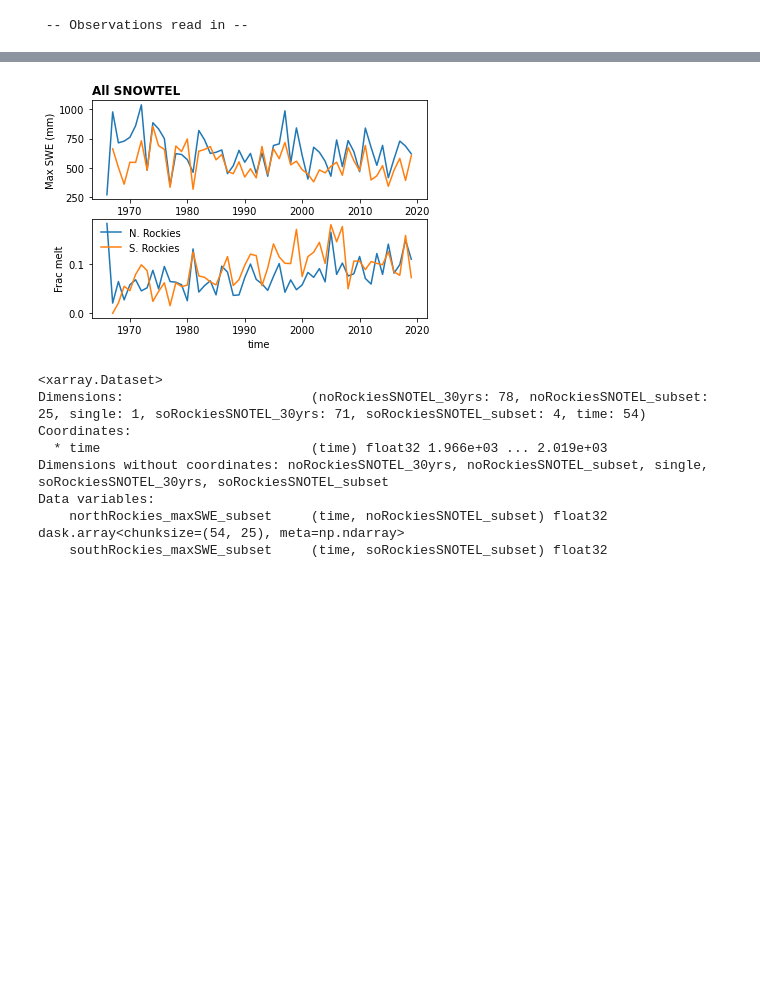
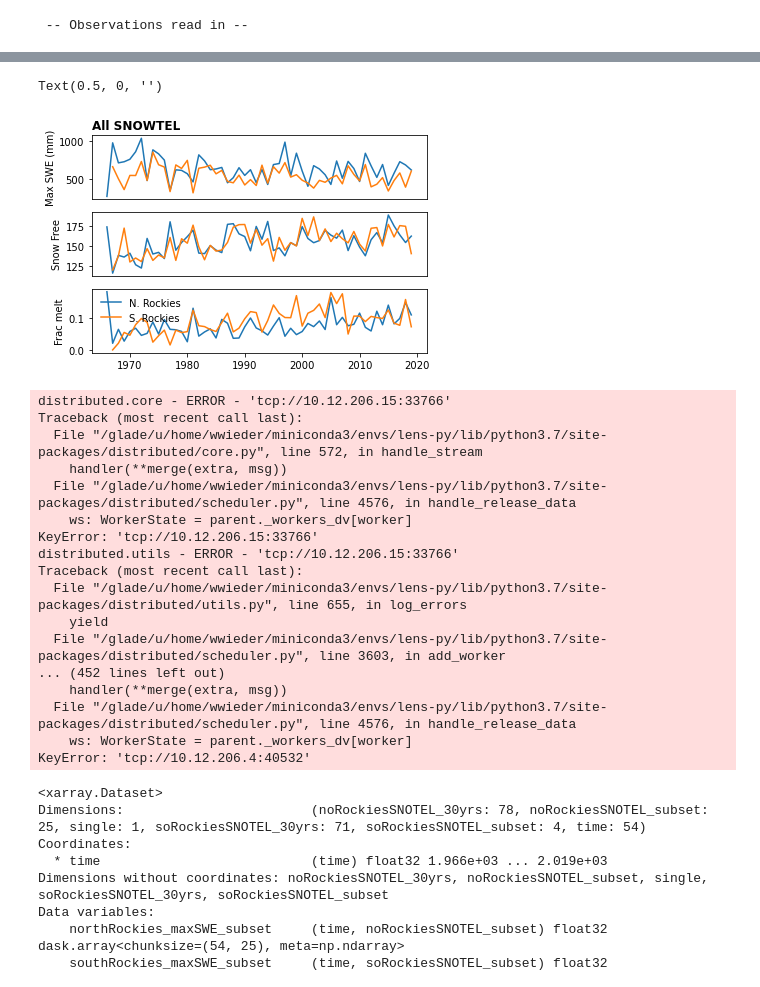
Before and after one commit to wwieder/cesm-lens, a Jupyter notebook: notebooks/lens2_SnowMelt.ipynb, the cells around one changed output, grey strips where cells are left out. Drawn from its saved outputs; the diff is of its cells as text; code cells hidden in the pictures; blank space fills up the shorter version.

```diff
--- a/notebooks/lens2_SnowMelt.ipynb
+++ b/notebooks/lens2_SnowMelt.ipynb
@@ -511,17 +520,46 @@ plt.legend(['N. Rockies','S. Rockies'],frameon=False) ;
 # %%
 plt.figure(1)
-plt.subplot(211)
+plt.subplot(311)
 obsIN.northRockies_maxSWE_30yrs.mean('noRockiesSNOTEL_30yrs').plot(x='time')
 obsIN.southRockies_maxSWE_30yrs.mean('soRockiesSNOTEL_30yrs').plot(x='time')
 plt.title('All SNOWTEL',loc='left', fontsize='large', fontweight='bold')
 plt.ylabel('Max SWE (mm)')
-plt.subplot(212)
+plt.xlabel(None)
+plt.xticks([])
+
+plt.subplot(312)
+obsIN.northRockies_snowFree_30yrs.mean('noRockiesSNOTEL_30yrs').plot(x='time')
+obsIN.southRockies_snowFree_30yrs.mean('soRockiesSNOTEL_30yrs').plot(x='time') ;
+plt.ylabel('Snow Free')
+plt.xlabel(None)
+plt.xticks([])
+
+plt.subplot(313)
 obsIN.northRockies_fracMelt_30yrs.mean('noRockiesSNOTEL_30yrs').plot(x='time')
 obsIN.southRockies_fracMelt_30yrs.mean('soRockiesSNOTEL_30yrs').plot(x='time') ;
 plt.ylabel('Frac melt')
 plt.legend(['N. Rockies','S. Rockies'],frameon=False) ;
+plt.xlabel(None)
 # %% [output]
+Text(0.5, 0, '')
-[figure, old version]
+[figure, new version]
+distributed.core - ERROR - 'tcp://10.12.206.15:33766'
+Traceback (most recent call last):
+  File "/glade/u/home/wwieder/miniconda3/envs/lens-py/lib/python3.7/site-packages/distributed/core.py", line 572, in handle_stream
+    handler(**merge(extra, msg))
+  File "/glade/u/home/wwieder/miniconda3/envs/lens-py/lib/python3.7/site-packages/distributed/scheduler.py", line 4576, in handle_release_data
+    ws: WorkerState = parent._workers_dv[worker]
+KeyError: 'tcp://10.12.206.15:33766'
+distributed.utils - ERROR - 'tcp://10.12.206.15:33766'
+Traceback (most recent call last):
+  File "/glade/u/home/wwieder/miniconda3/envs/lens-py/lib/python3.7/site-packages/distributed/utils.py", line 655, in log_errors
+    yield
+  File "/glade/u/home/wwieder/miniconda3/envs/lens-py/lib/python3.7/site-packages/distributed/scheduler.py", line 3603, in add_worker
+... (452 lines left out)
+    handler(**merge(extra, msg))
+  File "/glade/u/home/wwieder/miniconda3/envs/lens-py/lib/python3.7/site-packages/distributed/scheduler.py", line 4576, in handle_release_data
+    ws: WorkerState = parent._workers_dv[worker]
+KeyError: 'tcp://10.12.206.4:40532'
 # %%
 print(obsIN)
 # %% [output]
```
Also changed, not shown: parts of 6 cells of this notebook.
